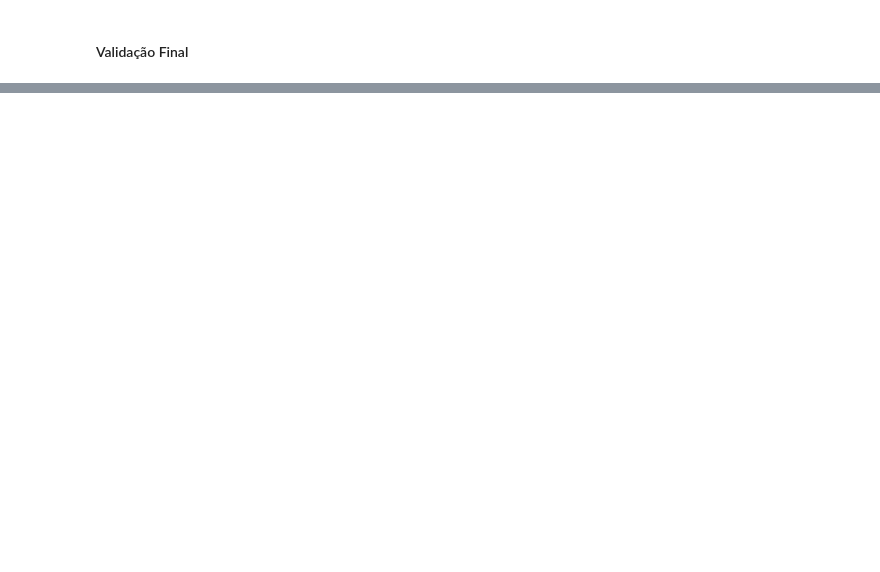
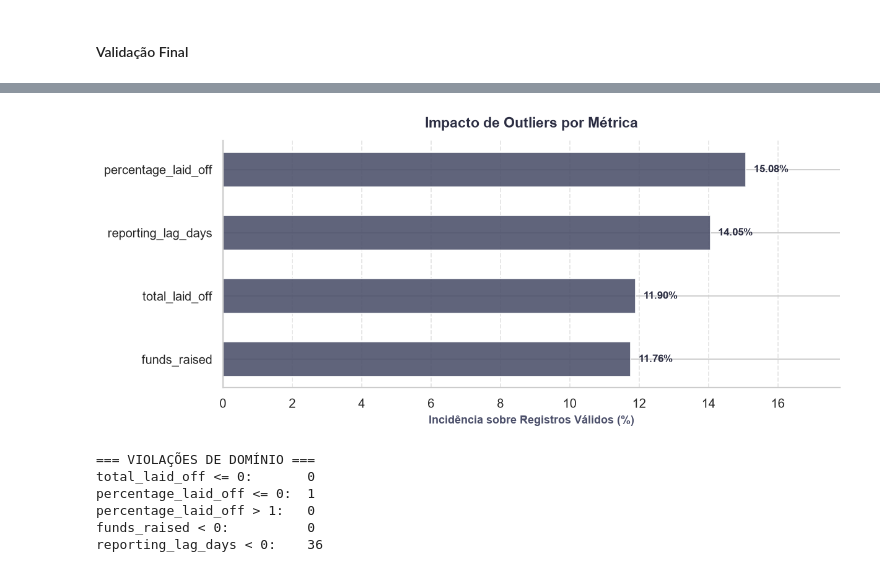
Before and after one commit to AleCecilio/digital_entertainment_layoffs, a Jupyter notebook: notebooks/01_data_cleaning.ipynb, the cells around one changed output, grey strips where cells are left out. Cells and saved outputs as stored; diff of their text form; code cells hidden in the pictures; blank space fills up the shorter version.

```diff
--- a/notebooks/01_data_cleaning.ipynb
+++ b/notebooks/01_data_cleaning.ipynb
@@ -1472,0 +1422,4 @@ Error:
+# %%
+# Radar em lote via IQR
+df_outliers_radar = batch_outlier_diagnosis(df_clean, colunas_ignorar=['year'])
+display(df_outliers_radar)
@@ -1472,0 +1432,19 @@ Error:
+# %%
+radar_chart_outliers(df_outliers_radar)
+# %% [output]
+[figure, added]
+# %%
+# Auditoria estrita de regras de domínio
+print("=== VIOLAÇÕES DE DOMÍNIO ===")
+print(f"total_laid_off <= 0:       {(df_clean['total_laid_off'] <= 0).sum()}")
+print(f"percentage_laid_off <= 0:  {(df_clean['percentage_laid_off'] <= 0).sum()}")
+print(f"percentage_laid_off > 1:   {(df_clean['percentage_laid_off'] > 1.0).sum()}")
+print(f"funds_raised < 0:          {(df_clean['funds_raised'] < 0).sum()}")
+print(f"reporting_lag_days < 0:    {(df_clean['reporting_lag_days'] < 0).sum()}")
+# %% [output]
+=== VIOLAÇÕES DE DOMÍNIO ===
+total_laid_off <= 0:       0
+percentage_laid_off <= 0:  1
+percentage_laid_off > 1:   0
+funds_raised < 0:          0
+reporting_lag_days < 0:    36
```
Also changed, not shown: parts of 78 cells of this notebook, 2 other files.
